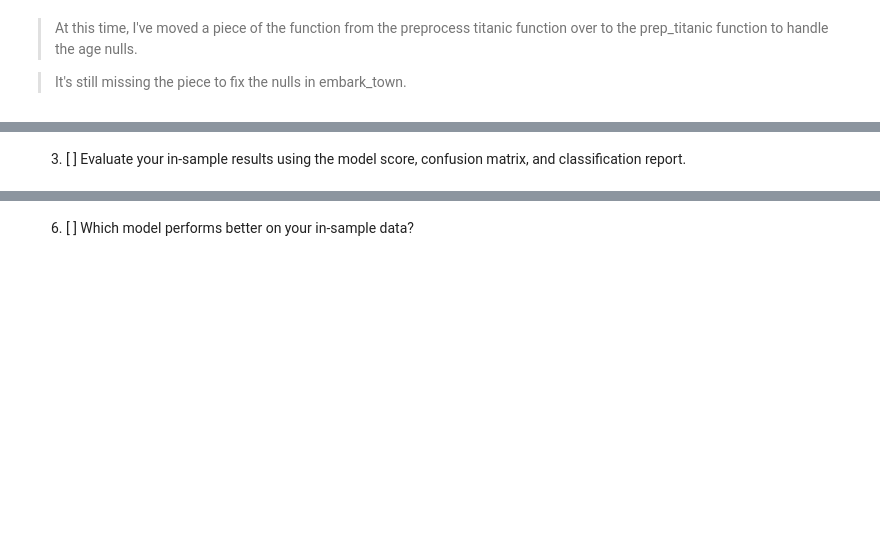
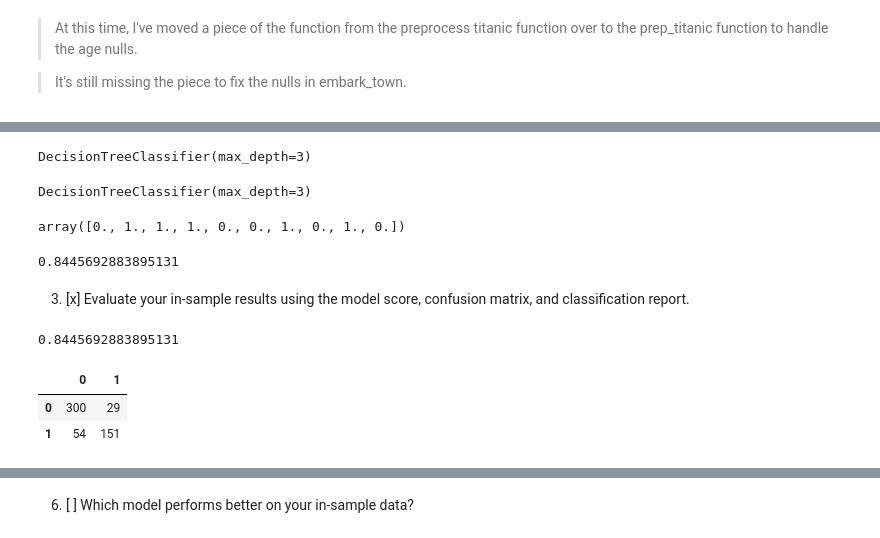
Before and after one commit to Michael-Nelson361/classification-exercises, a Jupyter notebook: decision_tree.ipynb, the cells around one changed output, grey strips where cells are left out. Drawn from its saved outputs; the diff is of its cells as text; code cells hidden in the pictures; blank space fills up the shorter version.

```diff
--- a/decision_tree.ipynb
+++ b/decision_tree.ipynb
@@ -107,0 +148,4 @@ Name: count, dtype: int64
+# %%
+# get the y's
+y_train,y_validate,y_test = [encoded.survived for encoded in [encoded_train,encoded_val,encoded_test]]
+y_train
@@ -108,2 +165,35 @@ Name: count, dtype: int64
+# %%
+# create the model
+clf1 = DecisionTreeClassifier(max_depth=3)
+clf1
+# %% [output]
+DecisionTreeClassifier(max_depth=3)
+# %%
+# fit the model
+clf1.fit(X_train, y_train)
+clf1
+# %% [output]
+DecisionTreeClassifier(max_depth=3)
+# %%
+# make prediction
+clf1.predict(X_train)[:10]
+# %% [output]
+array([0., 1., 1., 1., 0., 0., 1., 0., 1., 0.])
+# %%
+clf1.score(X_train,y_train)
+# %% [output]
+0.8445692883895131
 # %% [markdown]
-3. [ ] Evaluate your in-sample results using the model score, confusion matrix, and classification report.
+3. [x] Evaluate your in-sample results using the model score, confusion matrix, and classification report.
+# %%
+# Evaluate model score
+clf1.score(X_train,y_train)
+# %% [output]
+0.8445692883895131
+# %%
+# Run confusion matrix
+pd.DataFrame(confusion_matrix(y_train,clf1.predict(X_train)))
+# %% [output]
+|  | 0 | 1 |
+| 0 | 300 | 29 |
+| 1 | 54 | 151 |
```
Also changed, not shown: parts of 35 cells of this notebook.
